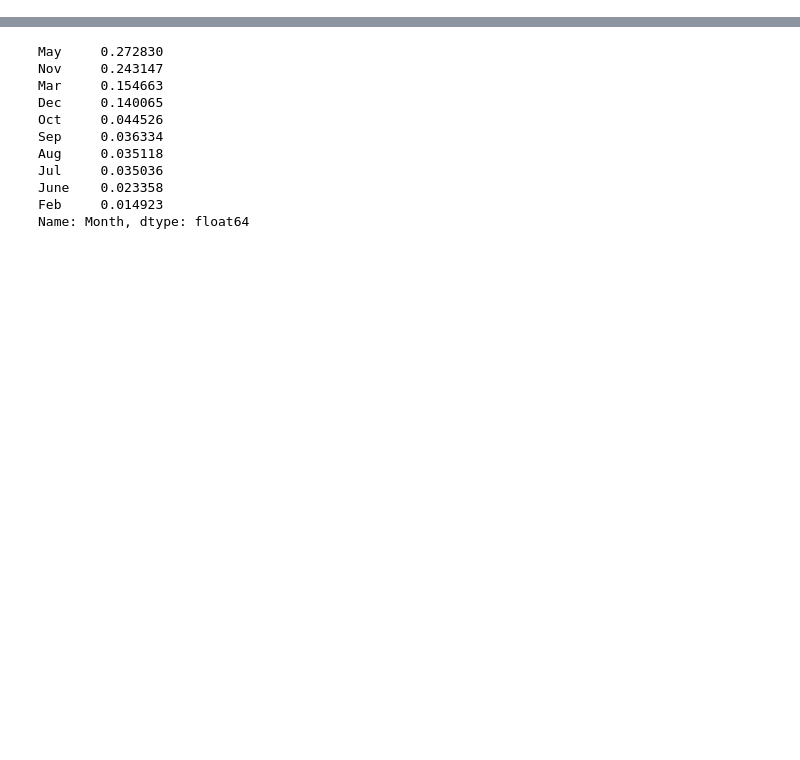
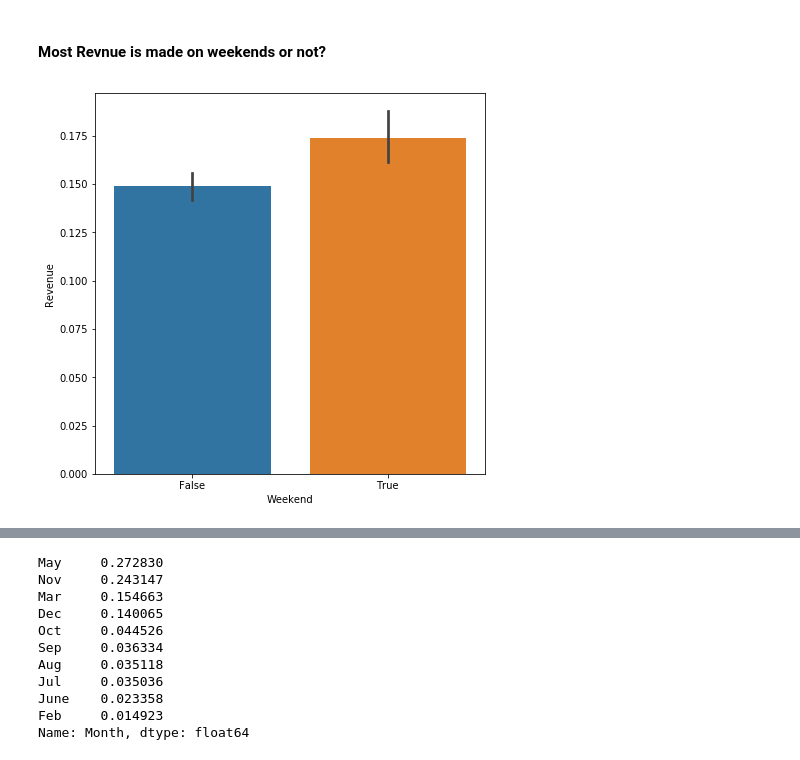
Before and after one commit to nghane/Machine-Learning, a Jupyter notebook: OnlineShopperIntentionDataAnalysisAndModeling.ipynb, the cells around one changed output, grey strips where cells are left out. Cells and saved outputs as stored; diff of their text form; code cells hidden in the pictures; blank space fills up the shorter version.

```diff
--- a/OnlineShopperIntentionDataAnalysisAndModeling.ipynb
+++ b/OnlineShopperIntentionDataAnalysisAndModeling.ipynb
@@ -16,0 +57,14 @@ len(data.columns)
+# %% [markdown]
+#### Most Revnue is made on weekends or not?
+# %%
+plt.figure(figsize=(7,7))
+
+ax = sns.barplot(x='Weekend', y='Revenue', data = data)
+
+# Adding respective values to the top of each bar
+for p in ax.patches:
+    ax.annotate("%i" % p.get_height(), (p.get_x() + p.get_width() / 2, p.get_height()),
+                ha='center', va='center', fontsize=11, color='black', xytext=(0, 10),
+                textcoords='offset points')
+# %% [output]
+[figure, added]
```
Also changed, not shown: parts of 41 cells of this notebook.
